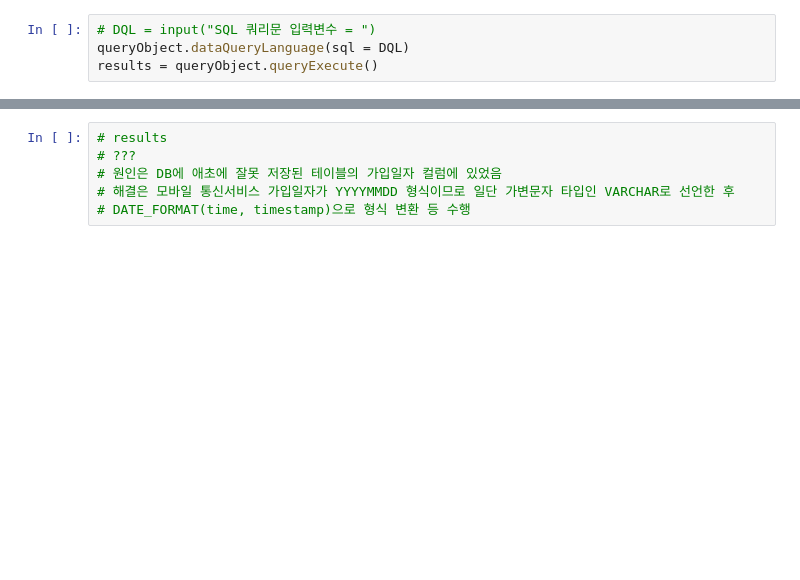
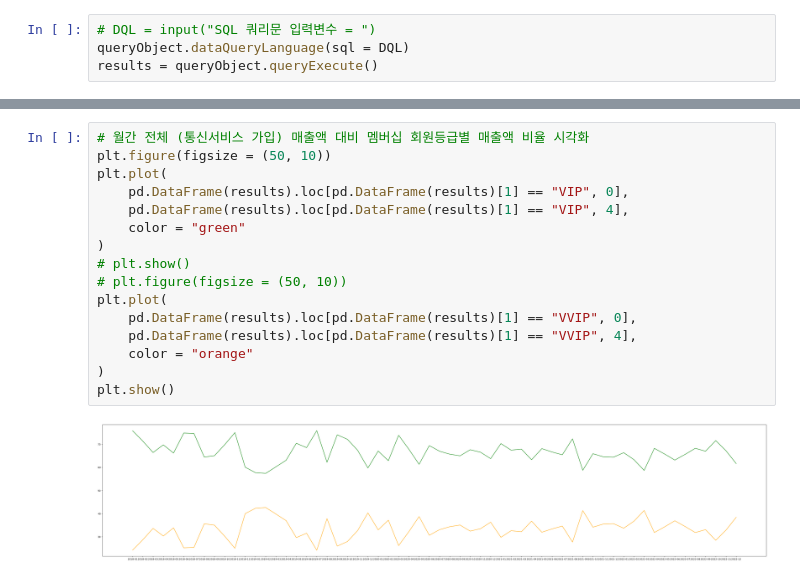
Before and after one commit to ksydata/PseudonymizeData_toPySQL, a Jupyter notebook: PyMySQL_QUERY_SY_231217.ipynb, the cells around one changed output, grey strips where cells are left out. Drawn from its saved outputs; the diff is of its cells as text; blank space fills up the shorter version.

```diff
--- a/PyMySQL_QUERY_SY_231217.ipynb
+++ b/PyMySQL_QUERY_SY_231217.ipynb
@@ -340,6 +510,18 @@ if results:
 # %%
-# results
-# ???
-# 원인은 DB에 애초에 잘못 저장된 테이블의 가입일자 컬럼에 있었음
-# 해결은 모바일 통신서비스 가입일자가 YYYYMMDD 형식이므로 일단 가변문자 타입인 VARCHAR로 선언한 후
-# DATE_FORMAT(time, timestamp)으로 형식 변환 등 수행
+# 월간 전체 (통신서비스 가입) 매출액 대비 멤버십 회원등급별 매출액 비율 시각화
+plt.figure(figsize = (50, 10))
+plt.plot(
+    pd.DataFrame(results).loc[pd.DataFrame(results)[1] == "VIP", 0],
+    pd.DataFrame(results).loc[pd.DataFrame(results)[1] == "VIP", 4],
+    color = "green"
+)
+# plt.show()
+# plt.figure(figsize = (50, 10))
+plt.plot(
+    pd.DataFrame(results).loc[pd.DataFrame(results)[1] == "VVIP", 0],
+    pd.DataFrame(results).loc[pd.DataFrame(results)[1] == "VVIP", 4],
+    color = "orange"
+)
+plt.show()
+# %% [output]
+[figure, added]
```
Also changed, not shown: parts of 8 cells of this notebook.
